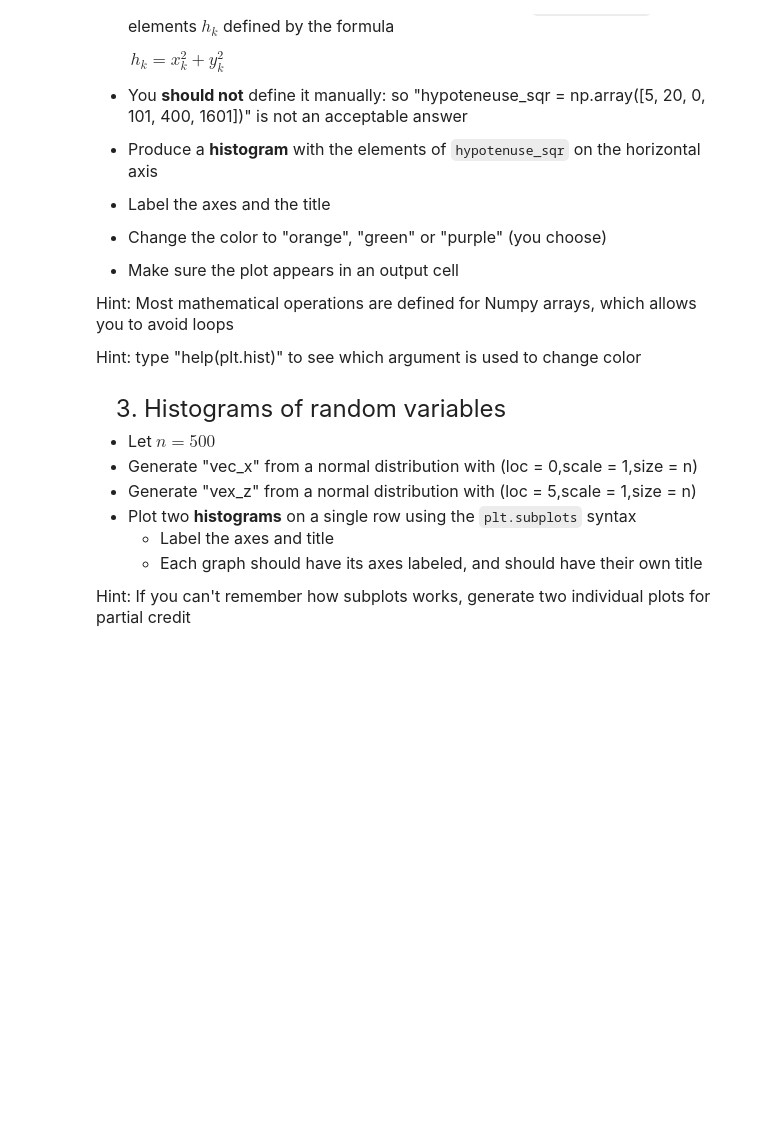
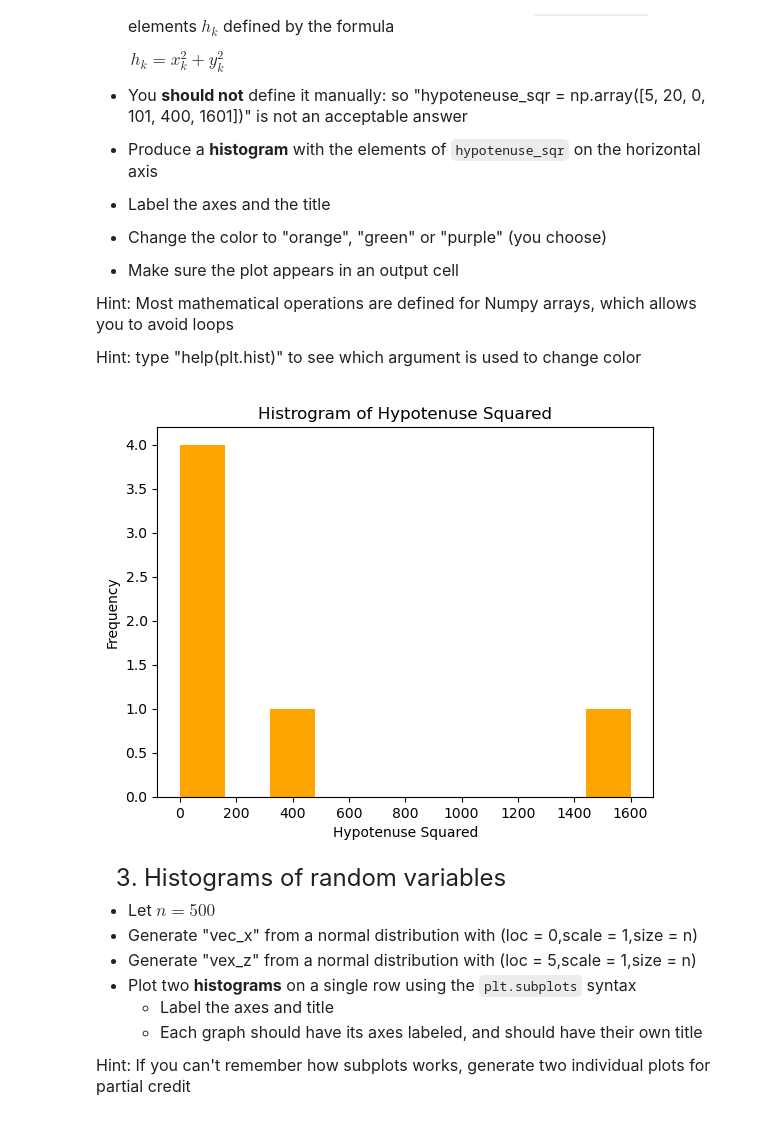
Before and after one commit to sentz2/qtm151fall2025, a Jupyter notebook: quiz1_section1/Quiz 1.ipynb, the cells around one changed output. Cells and saved outputs as stored; diff of their text form; code cells hidden in the pictures; blank space fills up the shorter version.

```diff
--- a/quiz1_section1/Quiz 1.ipynb
+++ b/quiz1_section1/Quiz 1.ipynb
@@ -93,8 +106,16 @@ Hint: type "help(plt.hist)" to see which argument is used to change color
 # %%
 coord_x = [1,4, 0, -1, 20, 40]
 coord_y = [2,2, 0, 10, 0, 1]
 
 ### Your solution below
+hypotenuse_sqr = np.array(coord_x)**2 + np.array(coord_y)**2
+plt.hist(hypotenuse_sqr, color='orange')
+plt.xlabel("Hypotenuse Squared")
+plt.ylabel("Frequency")
+plt.title("Histrogram of Hypotenuse Squared")
+plt.show()
+# %% [output]
+[figure, added]
 # %% [markdown]
 <font size = "5">
 
```
Also changed, not shown: parts of 11 cells of this notebook, 5 other files.
